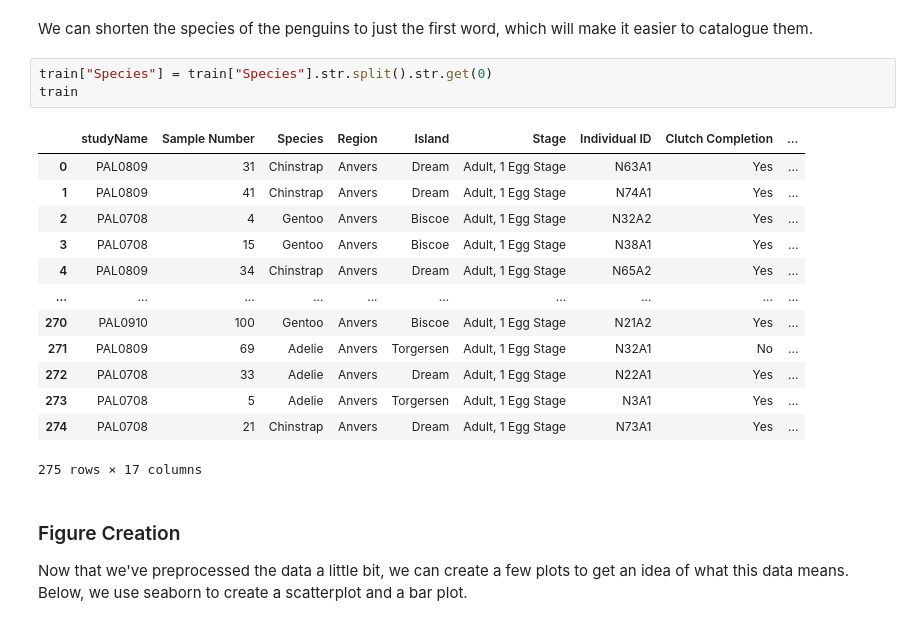
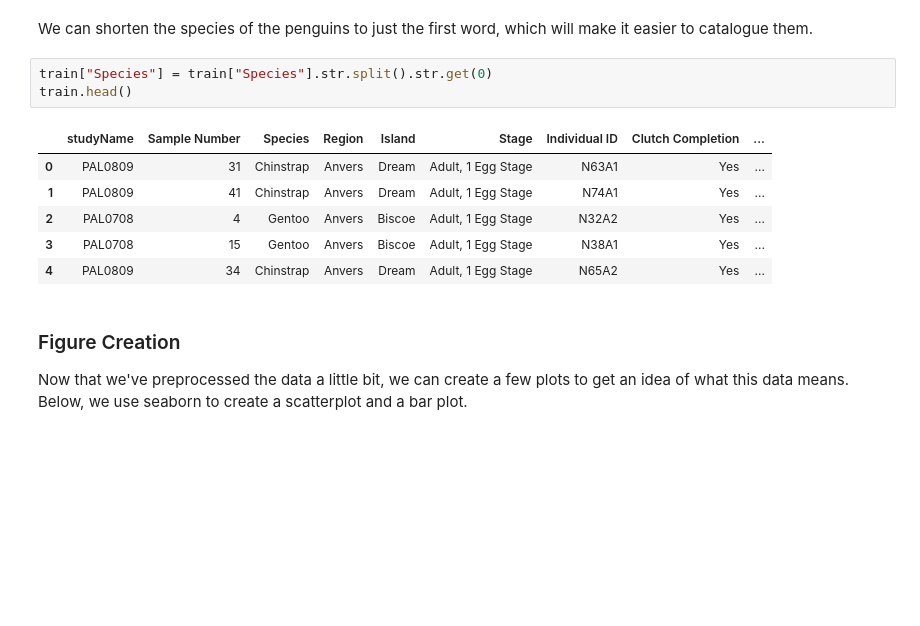
Before and after one commit to ellisterling/ellisterling.github.io, a Jupyter notebook: posts/Penguins/index.ipynb, the cells around one changed output. Drawn from its saved outputs; the diff is of its cells as text; blank space fills up the shorter version.

```diff
--- a/posts/Penguins/index.ipynb
+++ b/posts/Penguins/index.ipynb
@@ -36,21 +36,14 @@ train.head()
 We can shorten the species of the penguins to just the first word, which will make it easier to catalogue them.
 # %%
 train["Species"] = train["Species"].str.split().str.get(0)
-train
+train.head()
 # %% [output]
 |  | studyName | Sample Number | Species | Region | Island | Stage | Individual ID | Clutch Completion | ... |
 | 0 | PAL0809 | 31 | Chinstrap | Anvers | Dream | Adult, 1 Egg Stage | N63A1 | Yes | ... |
 | 1 | PAL0809 | 41 | Chinstrap | Anvers | Dream | Adult, 1 Egg Stage | N74A1 | Yes | ... |
 | 2 | PAL0708 | 4 | Gentoo | Anvers | Biscoe | Adult, 1 Egg Stage | N32A2 | Yes | ... |
 | 3 | PAL0708 | 15 | Gentoo | Anvers | Biscoe | Adult, 1 Egg Stage | N38A1 | Yes | ... |
 | 4 | PAL0809 | 34 | Chinstrap | Anvers | Dream | Adult, 1 Egg Stage | N65A2 | Yes | ... |
-| ... | ... | ... | ... | ... | ... | ... | ... | ... | ... |
-| 270 | PAL0910 | 100 | Gentoo | Anvers | Biscoe | Adult, 1 Egg Stage | N21A2 | Yes | ... |
-| 271 | PAL0809 | 69 | Adelie | Anvers | Torgersen | Adult, 1 Egg Stage | N32A1 | No | ... |
-| 272 | PAL0708 | 33 | Adelie | Anvers | Dream | Adult, 1 Egg Stage | N22A1 | Yes | ... |
-| 273 | PAL0708 | 5 | Adelie | Anvers | Torgersen | Adult, 1 Egg Stage | N3A1 | Yes | ... |
-| 274 | PAL0708 | 21 | Chinstrap | Anvers | Dream | Adult, 1 Egg Stage | N73A1 | Yes | ... |
-275 rows × 17 columns
 # %% [markdown]
 ### Figure Creation
 Now that we've preprocessed the data a little bit, we can create a few plots to get an idea of what this data means. Below, we use seaborn to create a scatterplot and a bar plot.
```
Also changed, not shown: parts of 1 cell of this notebook.
